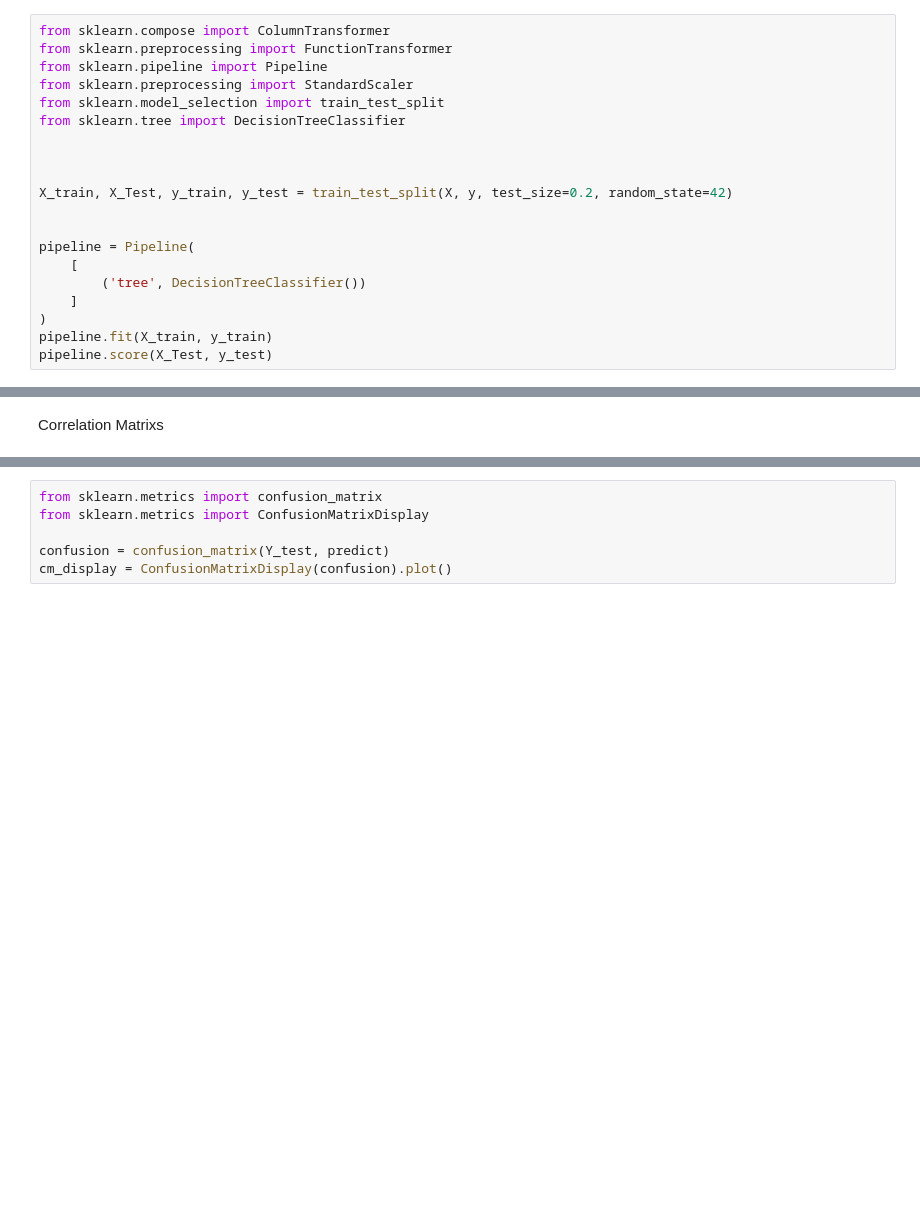
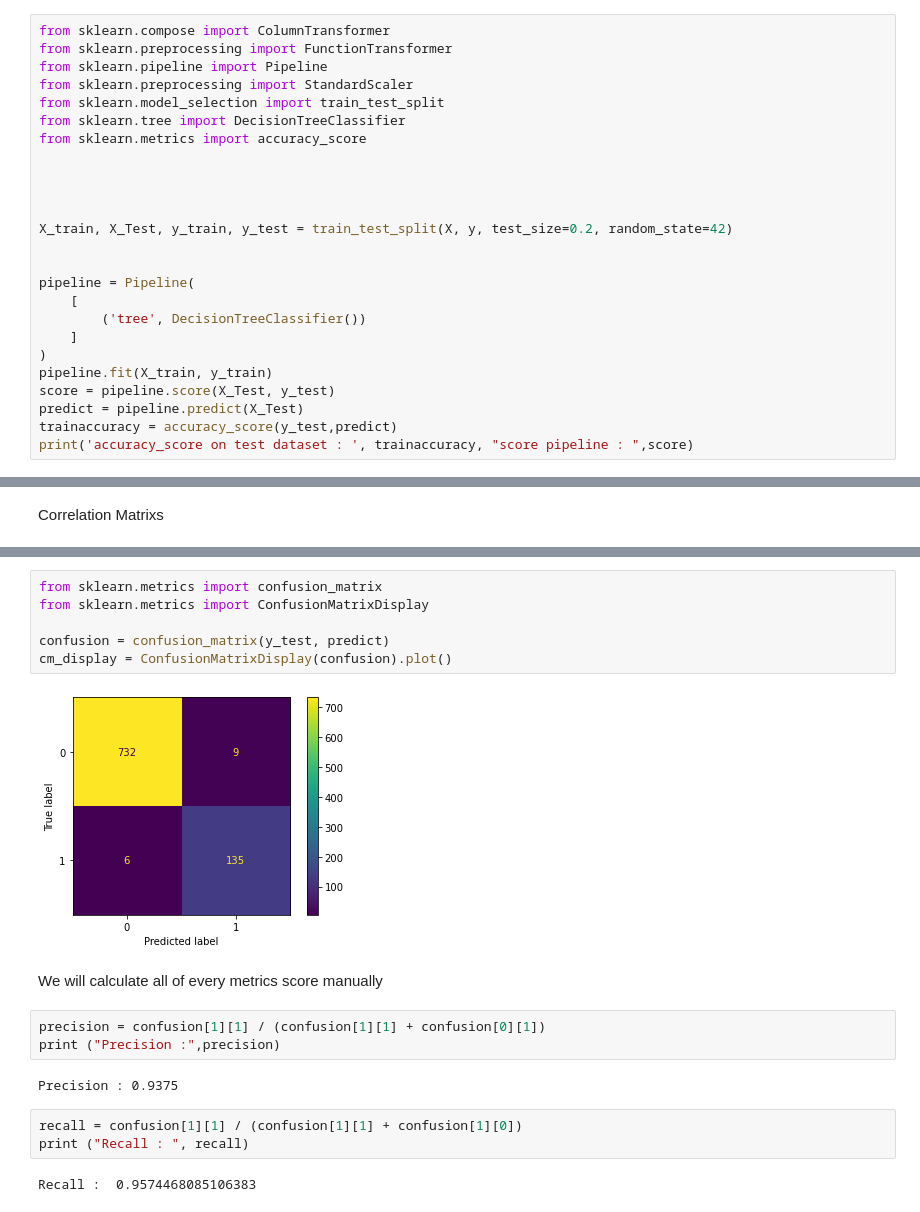
Before and after one commit to Plexiglace-EL/projet-IA, a Jupyter notebook: Model.ipynb, the cells around one changed output, grey strips where cells are left out. Cells and saved outputs as stored; diff of their text form; blank space fills up the shorter version.

```diff
--- a/Model.ipynb
+++ b/Model.ipynb
@@ -228,6 +270,8 @@ from sklearn.pipeline import Pipeline
 from sklearn.preprocessing import StandardScaler
 from sklearn.model_selection import train_test_split
 from sklearn.tree import DecisionTreeClassifier
+from sklearn.metrics import accuracy_score
+
 
 
 
@@ -240,4 +284,7 @@ pipeline = Pipeline(
     ]
 )
 pipeline.fit(X_train, y_train)
-pipeline.score(X_Test, y_test)
+score = pipeline.score(X_Test, y_test)
+predict = pipeline.predict(X_Test)
+trainaccuracy = accuracy_score(y_test,predict)
+print('accuracy_score on test dataset : ', trainaccuracy, "score pipeline : ",score)
@@ -274,6 +327,20 @@ Confusion Matrix
 # %%
 from sklearn.metrics import confusion_matrix
 from sklearn.metrics import ConfusionMatrixDisplay
 
-confusion = confusion_matrix(Y_test, predict)
+confusion = confusion_matrix(y_test, predict)
 cm_display = ConfusionMatrixDisplay(confusion).plot()
+# %% [output]
+[figure, added]
+# %% [markdown]
+We will calculate all of every metrics score manually
+# %%
+precision = confusion[1][1] / (confusion[1][1] + confusion[0][1])
+print ("Precision :",precision)
+# %% [output]
+Precision : 0.9375
+# %%
+recall = confusion[1][1] / (confusion[1][1] + confusion[1][0])
+print ("Recall : ", recall)
+# %% [output]
+Recall :  0.9574468085106383
```
Also changed, not shown: parts of 30 cells of this notebook.
